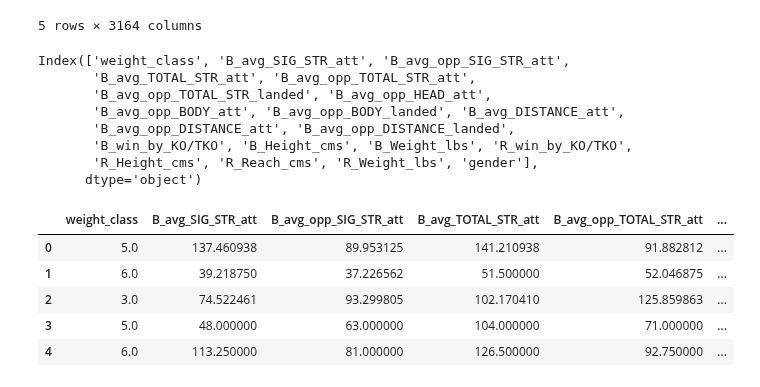
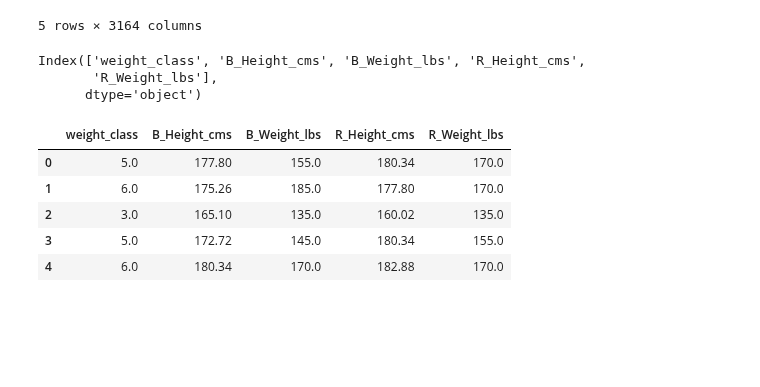
Before and after one commit to breadworshipper/TK-Kasdad, a Jupyter notebook: Preprocessing/kombinasi9.ipynb, the cells around one changed output. Drawn from its saved outputs; the diff is of its cells as text; code cells hidden in the pictures; blank space fills up the shorter version.

```diff
--- a/Preprocessing/kombinasi9.ipynb
+++ b/Preprocessing/kombinasi9.ipynb
@@ -246,32 +246,27 @@ df.to_csv('../Without Feature Selection/UFC_kombinasi9.csv', index=False)
 # %%
 from sklearn.feature_selection import SelectKBest, f_regression
 # Perform feature selection using SelectKBest
-selector = SelectKBest(k=20, score_func=f_regression)
+selector = SelectKBest(k=5, score_func=f_regression)
 X = df.drop('B_Reach_cms', axis=1)
 y = df['B_Reach_cms']
 X_selected = selector.fit_transform(X, y)
 
 # Get the selected feature names
 selected_feature_names = X.columns[selector.get_support()]
 print(selected_feature_names)
 # Create a new dataframe with only the selected features
 df_selected = pd.DataFrame(X_selected, columns=selected_feature_names)
 df_selected.head()
 # %% [output]
-Index(['weight_class', 'B_avg_SIG_STR_att', 'B_avg_opp_SIG_STR_att',
-       'B_avg_TOTAL_STR_att', 'B_avg_opp_TOTAL_STR_att',
-       'B_avg_opp_TOTAL_STR_landed', 'B_avg_opp_HEAD_att',
-       'B_avg_opp_BODY_att', 'B_avg_opp_BODY_landed', 'B_avg_DISTANCE_att',
-       'B_avg_opp_DISTANCE_att', 'B_avg_opp_DISTANCE_landed',
-       'B_win_by_KO/TKO', 'B_Height_cms', 'B_Weight_lbs', 'R_win_by_KO/TKO',
-       'R_Height_cms', 'R_Reach_cms', 'R_Weight_lbs', 'gender'],
+Index(['weight_class', 'B_Height_cms', 'B_Weight_lbs', 'R_Height_cms',
+       'R_Weight_lbs'],
       dtype='object')
-|  | weight_class | B_avg_SIG_STR_att | B_avg_opp_SIG_STR_att | B_avg_TOTAL_STR_att | B_avg_opp_TOTAL_STR_att | ... |
-| 0 | 5.0 | 137.460938 | 89.953125 | 141.210938 | 91.882812 | ... |
-| 1 | 6.0 | 39.218750 | 37.226562 | 51.500000 | 52.046875 | ... |
-| 2 | 3.0 | 74.522461 | 93.299805 | 102.170410 | 125.859863 | ... |
-| 3 | 5.0 | 48.000000 | 63.000000 | 104.000000 | 71.000000 | ... |
-| 4 | 6.0 | 113.250000 | 81.000000 | 126.500000 | 92.750000 | ... |
+|  | weight_class | B_Height_cms | B_Weight_lbs | R_Height_cms | R_Weight_lbs |
+| 0 | 5.0 | 177.80 | 155.0 | 180.34 | 170.0 |
+| 1 | 6.0 | 175.26 | 185.0 | 177.80 | 170.0 |
+| 2 | 3.0 | 165.10 | 135.0 | 160.02 | 135.0 |
+| 3 | 5.0 | 172.72 | 145.0 | 180.34 | 155.0 |
+| 4 | 6.0 | 180.34 | 170.0 | 182.88 | 170.0 |
 # %%
 y = df['B_Reach_cms']
 y = y.reset_index(drop=True)
```
Also changed, not shown: 10 other files.
